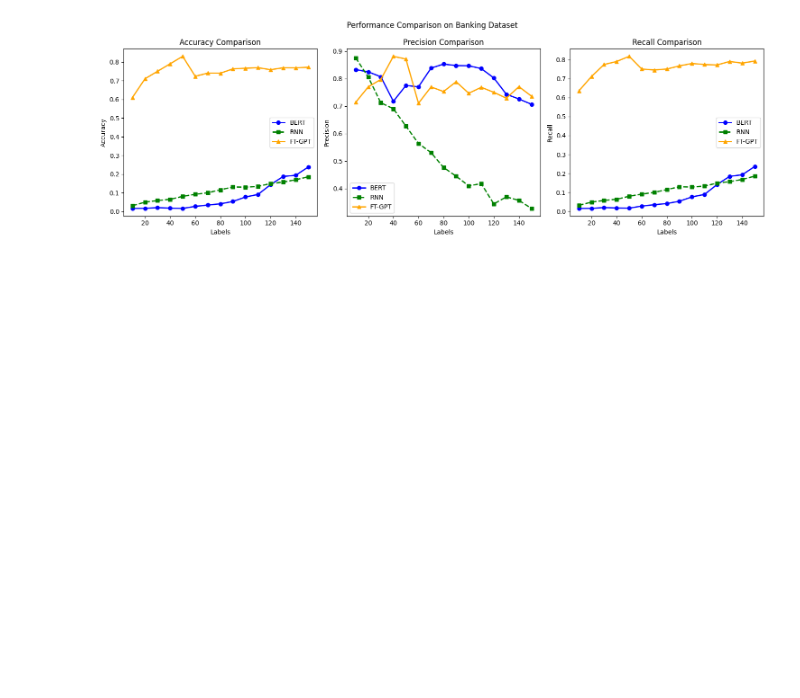
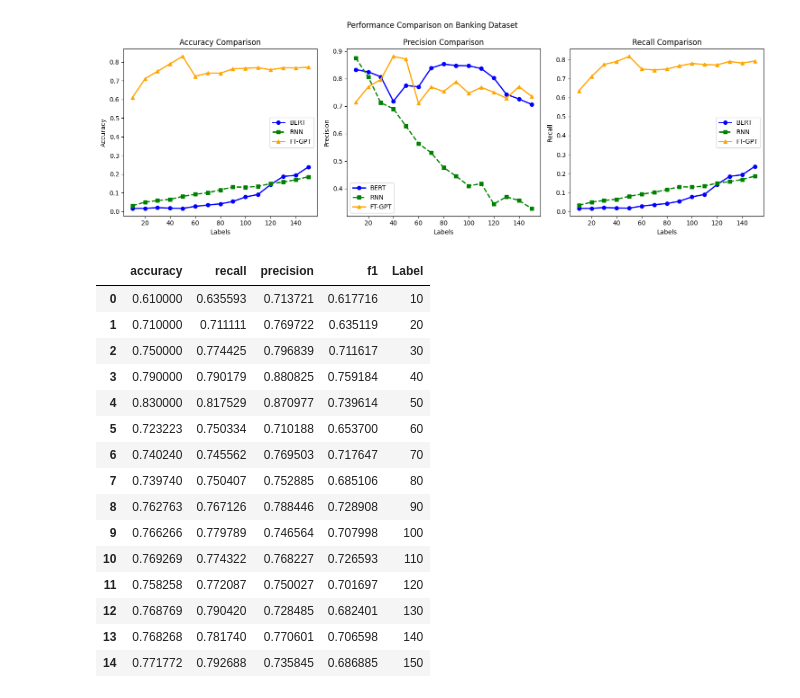
Before and after one commit to iiWhiteii/Anote-Text-Classification, a Jupyter notebook: Banking Dataset/Overall Evaluation/Overall_Label_Accuracies.ipynb, the cells around one changed output. Drawn from its saved outputs; the diff is of its cells as text; code cells hidden in the pictures; blank space fills up the shorter version.

```diff
--- a/Banking Dataset/Overall Evaluation/Overall_Label_Accuracies.ipynb
+++ b/Banking Dataset/Overall Evaluation/Overall_Label_Accuracies.ipynb
@@ -50,3 +50,22 @@ plt.tight_layout()
 plt.show()
 # %% [output]
 [figure]
+# %%
+ft_gpt_label_accuracies
+# %% [output]
+|  | accuracy | recall | precision | f1 | Label |
+| 0 | 0.610000 | 0.635593 | 0.713721 | 0.617716 | 10 |
+| 1 | 0.710000 | 0.711111 | 0.769722 | 0.635119 | 20 |
+| 2 | 0.750000 | 0.774425 | 0.796839 | 0.711617 | 30 |
+| 3 | 0.790000 | 0.790179 | 0.880825 | 0.759184 | 40 |
+| 4 | 0.830000 | 0.817529 | 0.870977 | 0.739614 | 50 |
+| 5 | 0.723223 | 0.750334 | 0.710188 | 0.653700 | 60 |
+| 6 | 0.740240 | 0.745562 | 0.769503 | 0.717647 | 70 |
+| 7 | 0.739740 | 0.750407 | 0.752885 | 0.685106 | 80 |
+| 8 | 0.762763 | 0.767126 | 0.788446 | 0.728908 | 90 |
+| 9 | 0.766266 | 0.779789 | 0.746564 | 0.707998 | 100 |
+| 10 | 0.769269 | 0.774322 | 0.768227 | 0.726593 | 110 |
+| 11 | 0.758258 | 0.772087 | 0.750027 | 0.701697 | 120 |
+| 12 | 0.768769 | 0.790420 | 0.728485 | 0.682401 | 130 |
+| 13 | 0.768268 | 0.781740 | 0.770601 | 0.706598 | 140 |
+| 14 | 0.771772 | 0.792688 | 0.735845 | 0.686885 | 150 |
```
Also changed, not shown: parts of 4 cells of this notebook, 9 other files.
